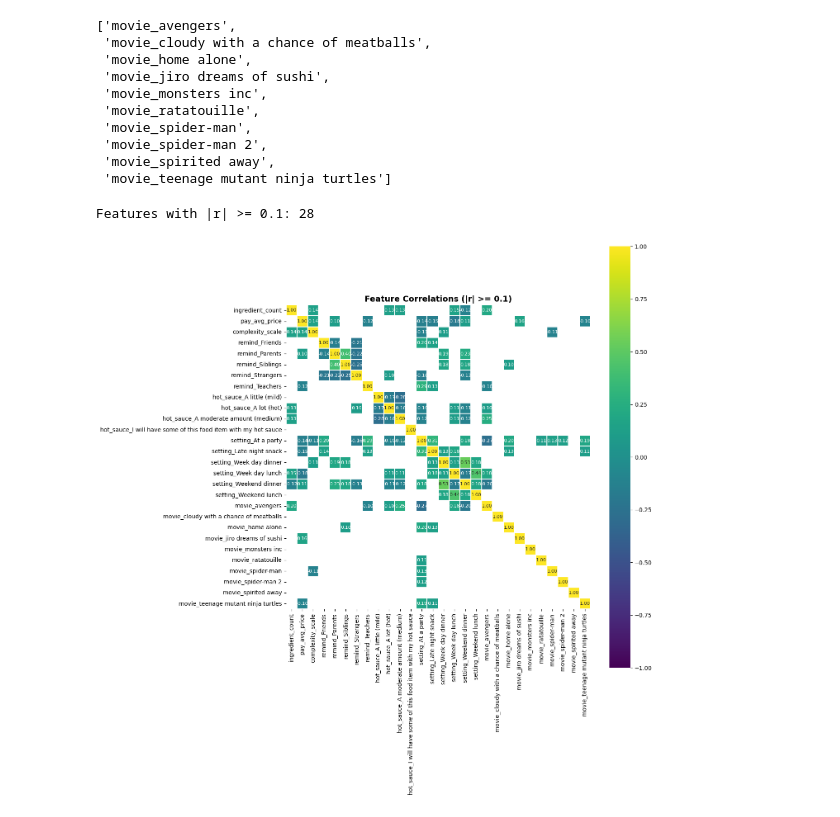
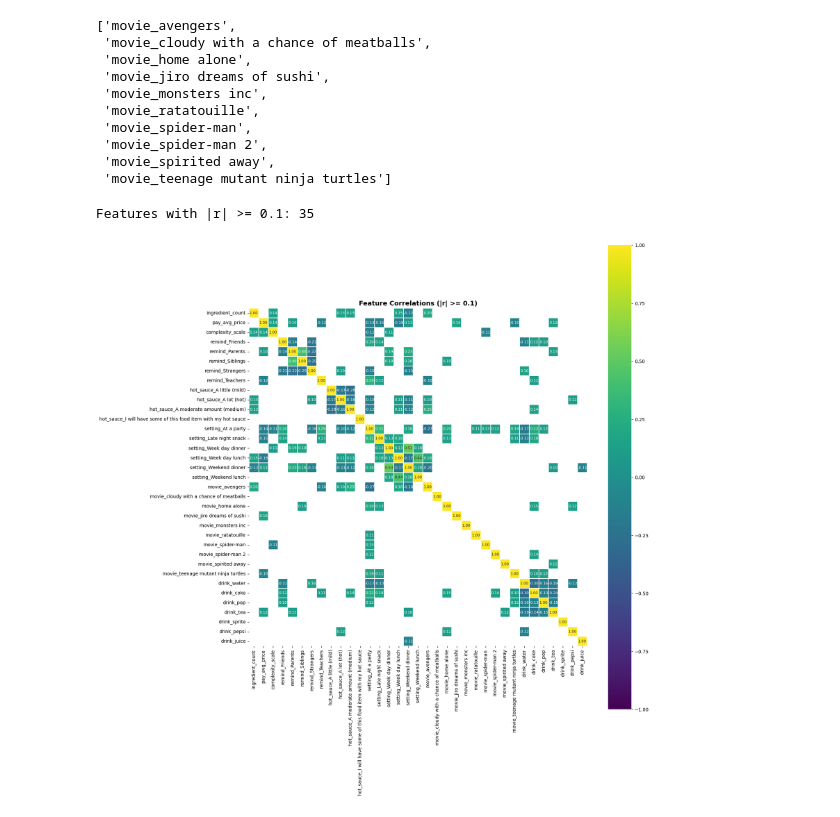
Before and after one commit to btn-1/end-to-end-ml, a Jupyter notebook: endtoend.ipynb, the cells around one changed output. Saved outputs shown, nothing was run; the diff lists cells and outputs as text; code cells hidden in the pictures.

```diff
--- a/endtoend.ipynb
+++ b/endtoend.ipynb
@@ -1367,37 +1601,37 @@ movie_cols
 # %%
 
 
-all_features = numerical_cols + remind_cols + hot_sauce_cols + setting_cols + movie_cols
+all_features = numerical_cols + remind_cols + hot_sauce_cols + setting_cols + movie_cols + drink_cols
 corr = train_df[all_features].corr()
 
 threshold = 0.1
 
 filtered_corr = corr[(corr >= threshold) | (corr <= -threshold)]
 filtered_corr = filtered_corr.dropna(axis=0, how='all').dropna(axis=1, how='all')
 
 print(f"Features with |r| >= {threshold}: {filtered_corr.shape[0]}")
 
 if filtered_corr.shape[0] > 0:
     plt.figure(figsize=(max(12, filtered_corr.shape[0] * 0.5),
                         max(10, filtered_corr.shape[1] * 0.5)))
 
     sns.heatmap(filtered_corr,
                 cmap='viridis',
                 vmax=1.0,
                 vmin=-1.0,
                 linewidths=0.1,
                 annot=True,
                 annot_kws={"size": 8},
                 square=True,
                 fmt='.2f')
 
     plt.title(f'Feature Correlations (|r| >= {threshold})', fontsize=14, fontweight='bold')
     plt.tight_layout()
     plt.show()
 else:
     print(f"No correlations found with |r| >= {threshold}")
     print("Try an even lower threshold (e.g., 0.2)")
 # %% [output]
-Features with |r| >= 0.1: 28
+Features with |r| >= 0.1: 35
-[figure, old version]
+[figure, new version]
 # %%
```
Also changed, not shown: parts of 15 cells of this notebook.
